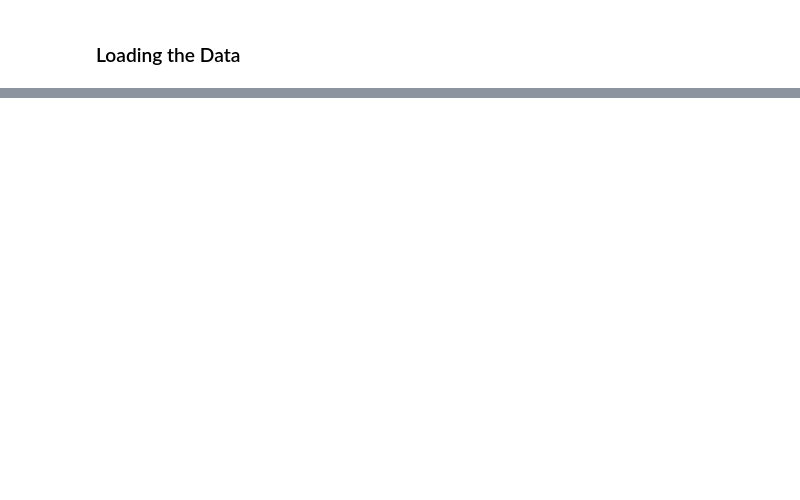
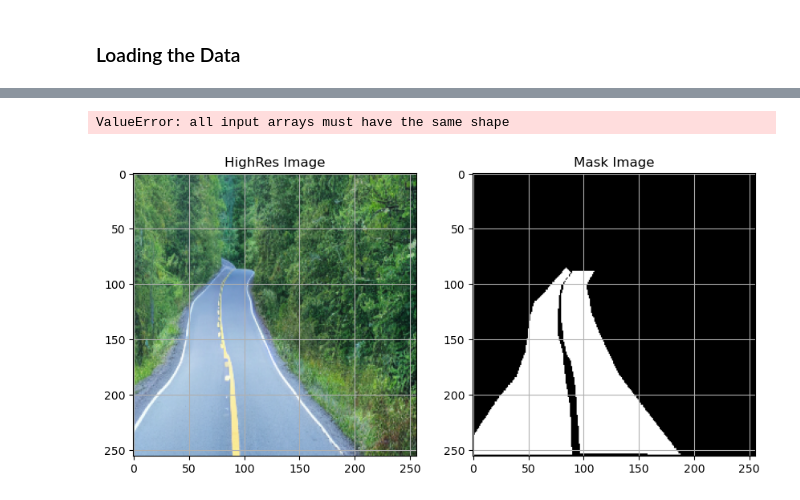
Before and after one commit to vishal-adithya/WayNet, a Jupyter notebook: main.ipynb, the cells around one changed output, grey strips where cells are left out. Cells and saved outputs as stored; diff of their text form; code cells hidden in the pictures; blank space fills up the shorter version.

```diff
--- a/main.ipynb
+++ b/main.ipynb
@@ -50,0 +51,8 @@ DatasetDict({
+# %%
+transpose = alb.Compose([
+    alb.HorizontalFlip(p = 0.5),
+    alb.VerticalFlip(p = 0.5),
+    alb.Resize(256,256),
+    alb.RandomBrightnessContrast(p=0.2)
+])
+transpose
@@ -50,0 +66,19 @@ DatasetDict({
+# %%
+for i in df_train:
+    n+=1
+    img = np.array(i["image"])
+    mask = np.array(i["segment"])
+    if mask.shape == 2:
+        mask = np.expand_dims(mask,axis = -1)
+    images.append(img)
+    masks.append(mask)
+
+    for _ in range(aug_x):
+        augmented = transpose(image = img,mask = mask)
+        aug_img,aug_mask = augmented["image"],augmented["mask"]
+        if aug_mask.shape == 2:
+            aug_mask = np.expand_dims(aug_mask,axis = -1)
+        images.append(aug_img)
+        masks.append(aug_mask)
+
+    print(f"[IMAGE: {n}]=============================[DONE]")
@@ -50,0 +103,21 @@ DatasetDict({
+# %%
+images = np.stack(images).astype(np.float32) / 255.0
+masks = np.stack(masks).astype(np.float32)
+
+print(f"Images Shape: {images.shape}")
+print(f"Masks Shape: {masks.shape}")
+# %% [output]
+ValueError: all input arrays must have the same shape
+# %%
+plt.figure(figsize=(10, 5))
+plt.subplot(1,2,1)
+plt.imshow(images[150])
+plt.title("HighRes Image")
+plt.grid(True)
+plt.subplot(1,2,2)
+plt.imshow(masks[150],cmap="gray")
+plt.grid(True)
+plt.title("Mask Image")
+plt.show()
+# %% [output]
+[figure, added]
```
Also changed, not shown: parts of 7 cells of this notebook.
